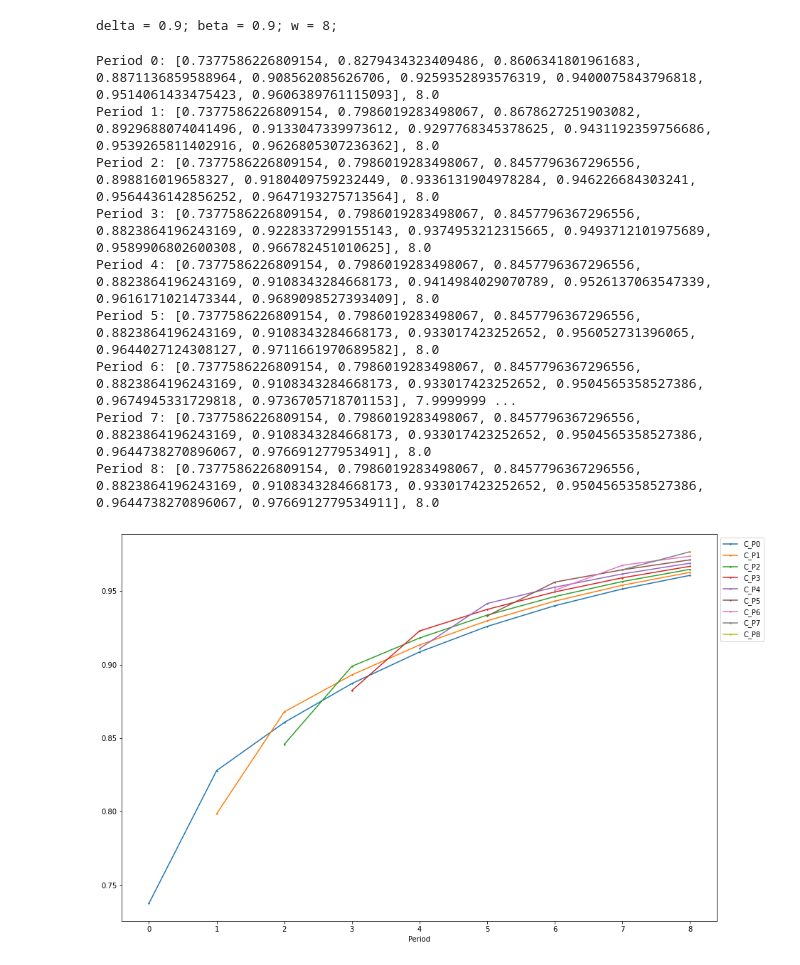
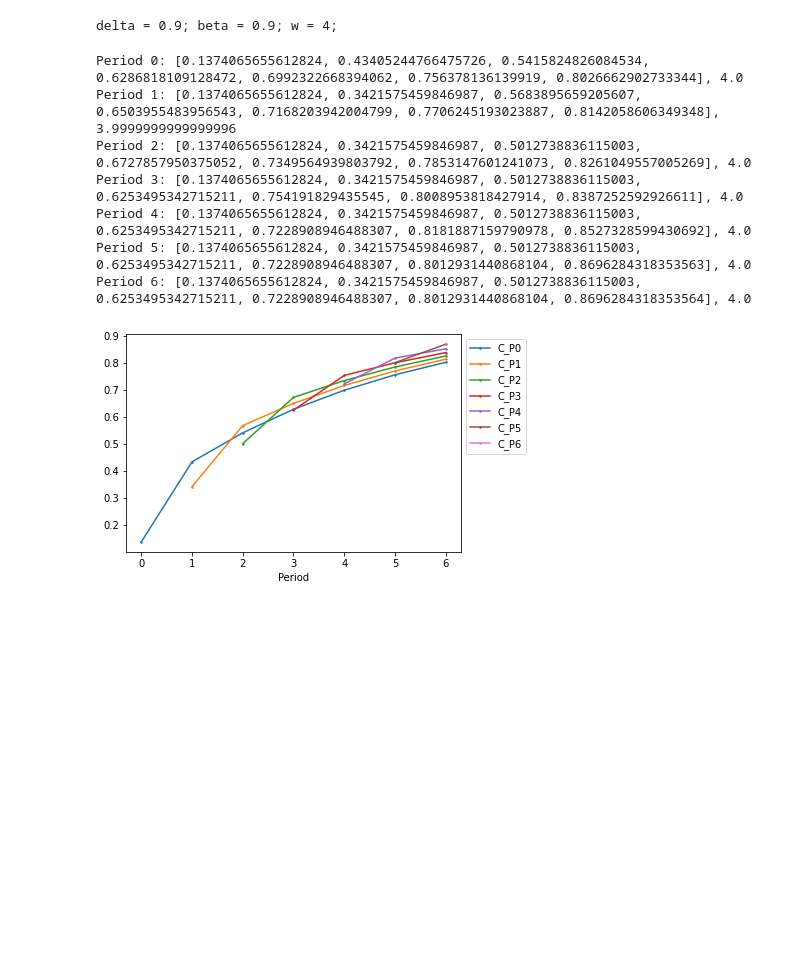
Before and after one commit to AndyOhneHandy/workspace8-seminarthesis, a Jupyter notebook: graphs.ipynb, the cells around one changed output. Cells and saved outputs as stored; diff of their text form; code cells hidden in the pictures; blank space fills up the shorter version.

```diff
--- a/graphs.ipynb
+++ b/graphs.ipynb
@@ -89,7 +89,9 @@ def contributioncalc(deadline, plots, uftype, printcontri):
             x += 1
         period += 1
     if plots == True:
-        plot = locals()[strtemp].plot(x = 'Period', marker = '.', markersize = 3, figsize=(15,10)).legend(bbox_to_anchor=(1.0, 1.0))
+        plot = locals()[strtemp].plot(x = 'Period', marker = '.', markersize = 3,).legend(bbox_to_anchor=(1.0, 1.0))
+        plt.xticks(numpy.arange(min(locals()[strtemp]['Period']), max(locals()[strtemp]["Period"])+1, 1.0))
+        plt.savefig(f"abcbias.png", dpi = 1200)
          ##colormap = 'hot') title = f"Effort decisions by period for deadline = {deadline}; delta = {delta}; beta = {beta}; W = {w}; Utilitytype = {uftype}",
         #plot
 
@@ -101,24 +103,22 @@ def contributioncalc(deadline, plots, uftype, printcontri):
 
 delta = 0.90        # Discount Factor
 beta = 0.9          # Temporal Bias
-w = 8        # Required accumulated Effort
-r = 1.01           # Opportunity cost of a less tight deadline for the organization
+w = 4        # Required accumulated Effort
+r = 1.05           # Opportunity cost of a less tight deadline for the organization
 
 print(f"delta = {delta}; beta = {beta}; w = {w};")
 # %% [output]
-delta = 0.9; beta = 0.9; w = 8;
+delta = 0.9; beta = 0.9; w = 4;
 # %%
-plottest1 = contributioncalc(8, True, "sqrt", True)
+plottest1 = contributioncalc(6, True, "sqrt", True)
 # %% [output]
-Period 0: [0.7377586226809154, 0.8279434323409486, 0.8606341801961683, 0.8871136859588964, 0.908562085626706, 0.9259352893576319, 0.9400075843796818, 0.9514061433475423, 0.9606389761115093], 8.0
-Period 1: [0.7377586226809154, 0.7986019283498067, 0.8678627251903082, 0.8929688074041496, 0.9133047339973612, 0.9297768345378625, 0.9431192359756686, 0.9539265811402916, 0.9626805307236362], 8.0
-Period 2: [0.7377586226809154, 0.7986019283498067, 0.8457796367296556, 0.898816019658327, 0.9180409759232449, 0.9336131904978284, 0.946226684303241, 0.9564436142856252, 0.9647193275713564], 8.0
-Period 3: [0.7377586226809154, 0.7986019283498067, 0.8457796367296556, 0.8823864196243169, 0.9228337299155143, 0.9374953212315665, 0.9493712101975689, 0.9589906802600308, 0.966782451010625], 8.0
-Period 4: [0.7377586226809154, 0.7986019283498067, 0.8457796367296556, 0.8823864196243169, 0.9108343284668173, 0.9414984029070789, 0.9526137063547339, 0.9616171021473344, 0.9689098527393409], 8.0
-Period 5: [0.7377586226809154, 0.7986019283498067, 0.8457796367296556, 0.8823864196243169, 0.9108343284668173, 0.933017423252652, 0.956052731396065, 0.9644027124308127, 0.9711661970689582], 8.0
-Period 6: [0.7377586226809154, 0.7986019283498067, 0.8457796367296556, 0.8823864196243169, 0.9108343284668173, 0.933017423252652, 0.9504565358527386, 0.9674945331729818, 0.9736705718701153], 7.9999999 ...
-Period 7: [0.7377586226809154, 0.7986019283498067, 0.8457796367296556, 0.8823864196243169, 0.9108343284668173, 0.933017423252652, 0.9504565358527386, 0.9644738270896067, 0.976691277953491], 8.0
-Period 8: [0.7377586226809154, 0.7986019283498067, 0.8457796367296556, 0.8823864196243169, 0.9108343284668173, 0.933017423252652, 0.9504565358527386, 0.9644738270896067, 0.9766912779534911], 8.0
+Period 0: [0.1374065655612824, 0.43405244766475726, 0.5415824826084534, 0.6286818109128472, 0.6992322668394062, 0.756378136139919, 0.8026662902733344], 4.0
+Period 1: [0.1374065655612824, 0.3421575459846987, 0.5683895659205607, 0.6503955483956543, 0.7168203942004799, 0.7706245193023887, 0.8142058606349348], 3.9999999999999996
+Period 2: [0.1374065655612824, 0.3421575459846987, 0.5012738836115003, 0.6727857950375052, 0.7349564939803792, 0.7853147601241073, 0.8261049557005269], 4.0
+Period 3: [0.1374065655612824, 0.3421575459846987, 0.5012738836115003, 0.6253495342715211, 0.754191829435545, 0.8008953818427914, 0.8387252592926611], 4.0
+Period 4: [0.1374065655612824, 0.3421575459846987, 0.5012738836115003, 0.6253495342715211, 0.7228908946488307, 0.8181887159790978, 0.8527328599430692], 4.0
+Period 5: [0.1374065655612824, 0.3421575459846987, 0.5012738836115003, 0.6253495342715211, 0.7228908946488307, 0.8012931440868104, 0.8696284318353563], 4.0
+Period 6: [0.1374065655612824, 0.3421575459846987, 0.5012738836115003, 0.6253495342715211, 0.7228908946488307, 0.8012931440868104, 0.8696284318353564], 4.0
-[figure, old version]
+[figure, new version]
 # %%
 # Interesting Plots:
```
Also changed, not shown: parts of 2 cells of this notebook.
